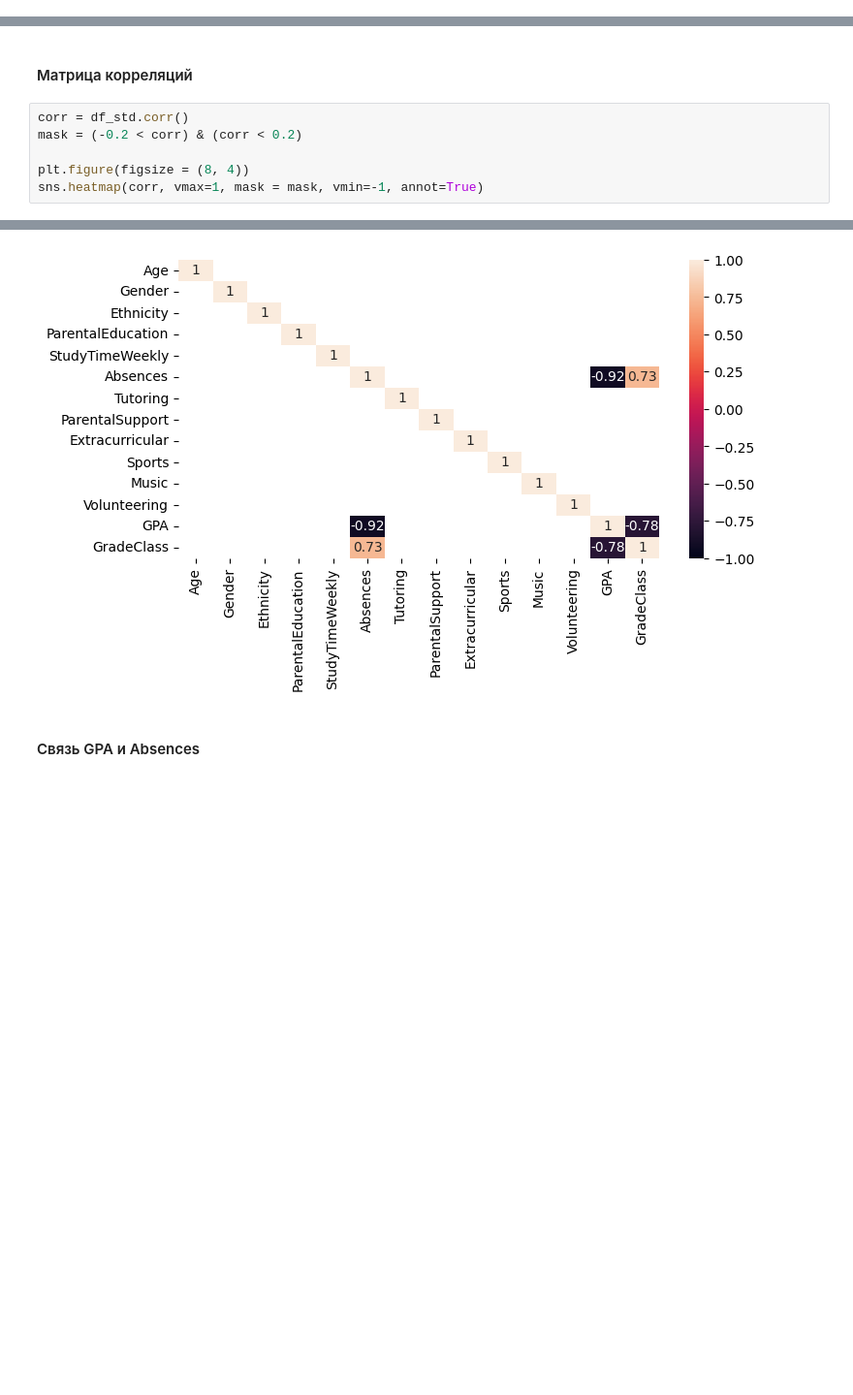
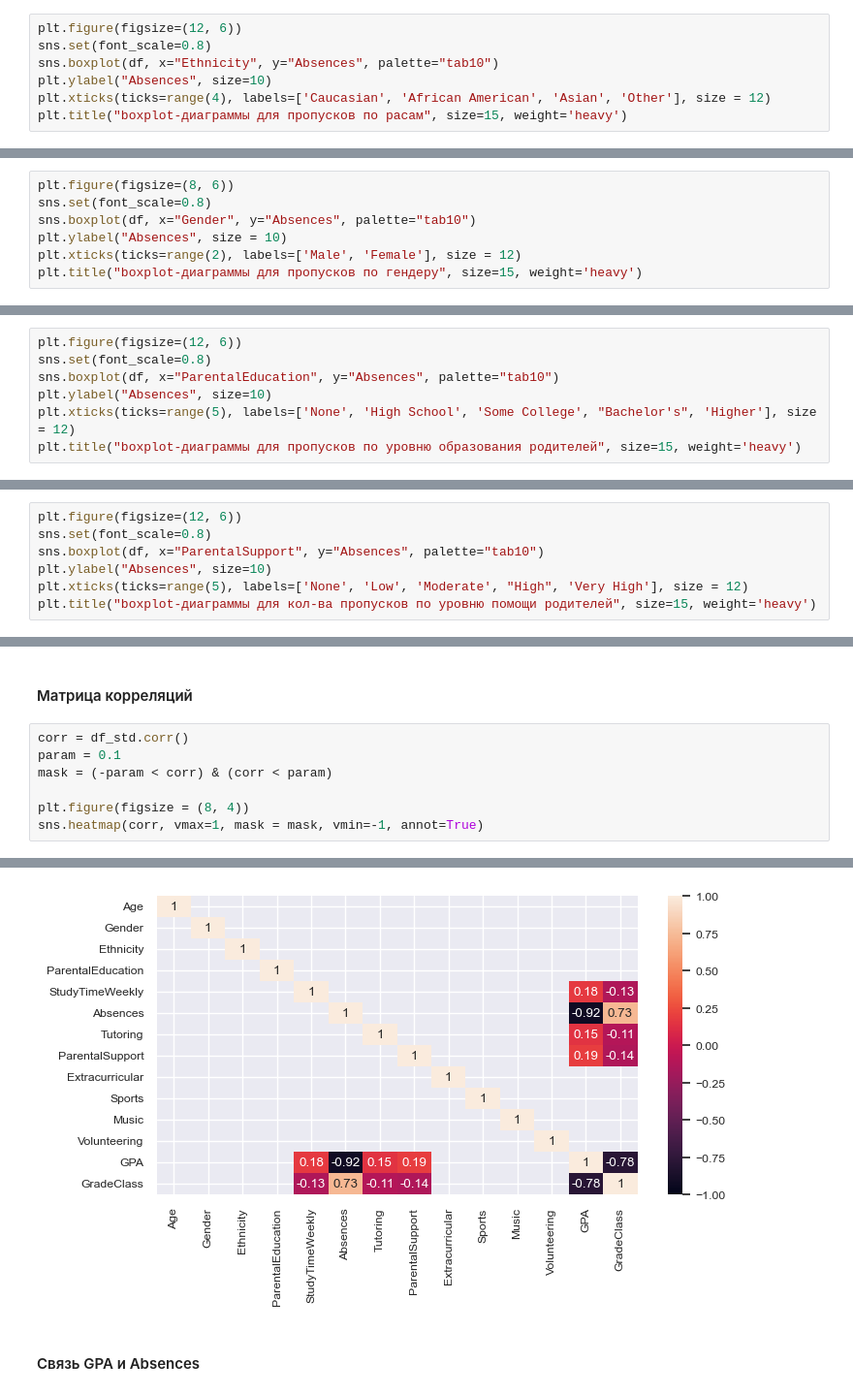
Before and after one commit to Tsygaika/Students-Performance, a Jupyter notebook: Students Performance_EDA.ipynb, the cells around one changed output, grey strips where cells are left out. Shown: that part at 97% size. Drawn from its saved outputs; the diff is of its cells as text; blank space fills up the shorter version.

```diff
--- a/Students Performance_EDA.ipynb
+++ b/Students Performance_EDA.ipynb
@@ -126,0 +200,7 @@ plt.show()
+# %%
+plt.figure(figsize=(12, 6))
+sns.set(font_scale=0.8)
+sns.boxplot(df, x="Ethnicity", y="Absences", palette="tab10")
+plt.ylabel("Absences", size=10)
+plt.xticks(ticks=range(4), labels=['Caucasian', 'African American', 'Asian', 'Other'], size = 12)
+plt.title("boxplot-диаграммы для пропусков по расам", size=15, weight='heavy')
@@ -126,0 +213,7 @@ plt.show()
+# %%
+plt.figure(figsize=(8, 6))
+sns.set(font_scale=0.8)
+sns.boxplot(df, x="Gender", y="Absences", palette="tab10")
+plt.ylabel("Absences", size = 10)
+plt.xticks(ticks=range(2), labels=['Male', 'Female'], size = 12)
+plt.title("boxplot-диаграммы для пропусков по гендеру", size=15, weight='heavy')
@@ -126,0 +226,7 @@ plt.show()
+# %%
+plt.figure(figsize=(12, 6))
+sns.set(font_scale=0.8)
+sns.boxplot(df, x="ParentalEducation", y="Absences", palette="tab10")
+plt.ylabel("Absences", size=10)
+plt.xticks(ticks=range(5), labels=['None', 'High School', 'Some College', "Bachelor's", 'Higher'], size = 12)
+plt.title("boxplot-диаграммы для пропусков по уровню образования родителей", size=15, weight='heavy')
@@ -126,0 +239,7 @@ plt.show()
+# %%
+plt.figure(figsize=(12, 6))
+sns.set(font_scale=0.8)
+sns.boxplot(df, x="ParentalSupport", y="Absences", palette="tab10")
+plt.ylabel("Absences", size=10)
+plt.xticks(ticks=range(5), labels=['None', 'Low', 'Moderate', "High", 'Very High'], size = 12)
+plt.title("boxplot-диаграммы для кол-ва пропусков по уровню помощи родителей", size=15, weight='heavy')
@@ -160,13 +301,14 @@ plt.show()
 #### Матрица корреляций
 # %%
 corr = df_std.corr()
-mask = (-0.2 < corr) & (corr < 0.2)
+param = 0.1
+mask = (-param < corr) & (corr < param)
 
 plt.figure(figsize = (8, 4))
 sns.heatmap(corr, vmax=1, mask = mask, vmin=-1, annot=True)
 # %% [output]
 <Axes: >
-[figure, old version]
+[figure, new version]
 # %% [markdown]
 #### Связь GPA и Absences
 # %%
```
Also changed, not shown: parts of 28 cells of this notebook, 2 other files.
